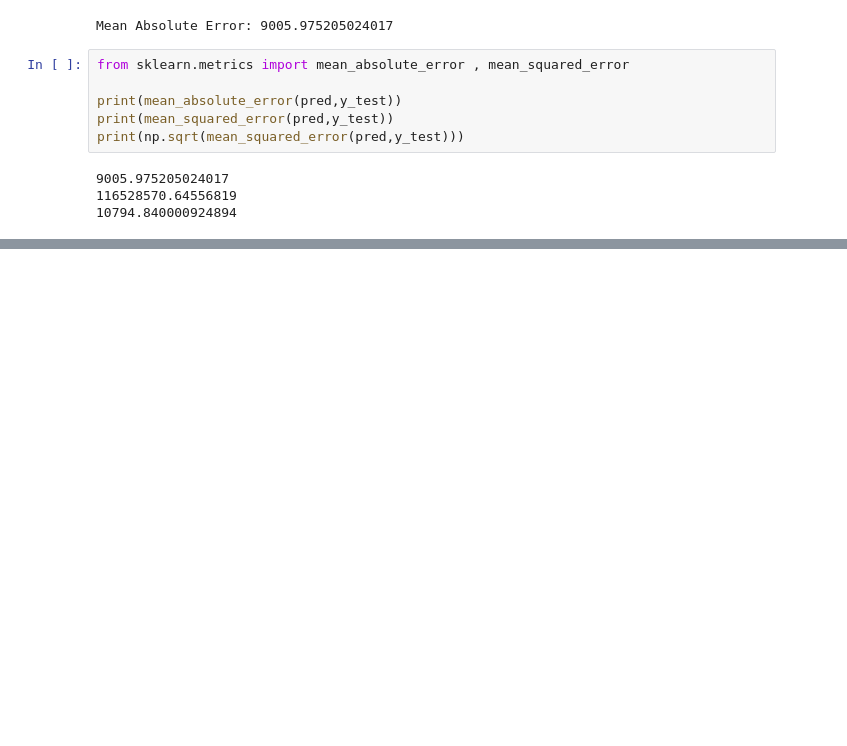
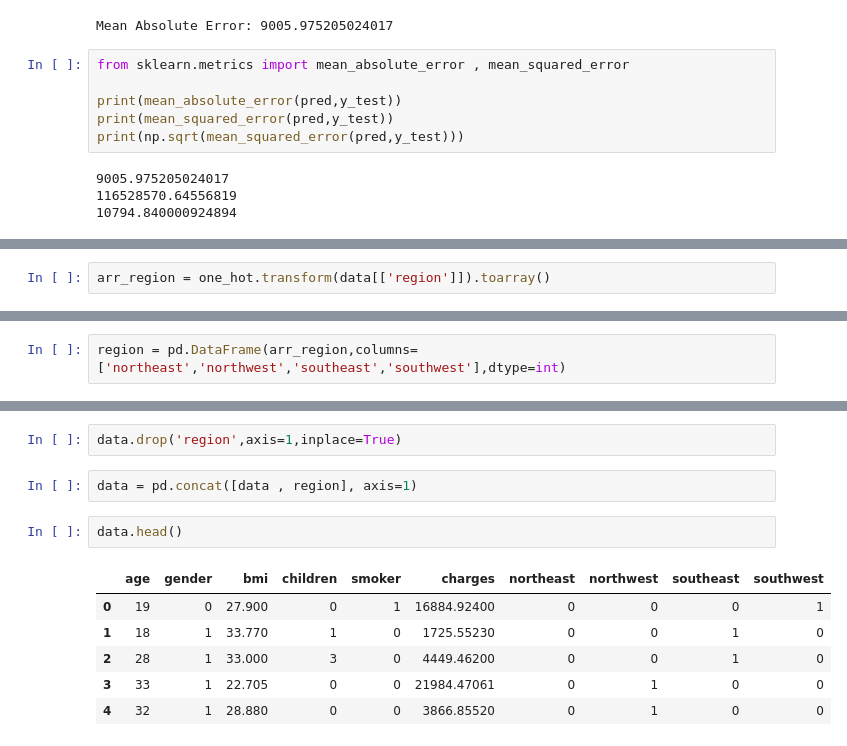
Before and after one commit to AnkitKhatawaliya/Data-Science-Projects, a Jupyter notebook: ML_Insurance.ipynb, the cells around one changed output, grey strips where cells are left out. Cells and saved outputs as stored; diff of their text form; blank space fills up the shorter version.

```diff
--- a/ML_Insurance.ipynb
+++ b/ML_Insurance.ipynb
@@ -93,0 +151,2 @@ print(np.sqrt(mean_squared_error(pred,y_test)))
+# %%
+arr_region = one_hot.transform(data[['region']]).toarray()
@@ -93,0 +155,2 @@ print(np.sqrt(mean_squared_error(pred,y_test)))
+# %%
+region = pd.DataFrame(arr_region,columns=['northeast','northwest','southeast','southwest'],dtype=int)
@@ -93,0 +166,13 @@ print(np.sqrt(mean_squared_error(pred,y_test)))
+# %%
+data.drop('region',axis=1,inplace=True)
+# %%
+data = pd.concat([data , region], axis=1)
+# %%
+data.head()
+# %% [output]
+|  | age | gender | bmi | children | smoker | charges | northeast | northwest | southeast | southwest |
+| 0 | 19 | 0 | 27.900 | 0 | 1 | 16884.92400 | 0 | 0 | 0 | 1 |
+| 1 | 18 | 1 | 33.770 | 1 | 0 | 1725.55230 | 0 | 0 | 1 | 0 |
+| 2 | 28 | 1 | 33.000 | 3 | 0 | 4449.46200 | 0 | 0 | 1 | 0 |
+| 3 | 33 | 1 | 22.705 | 0 | 0 | 21984.47061 | 0 | 1 | 0 | 0 |
+| 4 | 32 | 1 | 28.880 | 0 | 0 | 3866.85520 | 0 | 1 | 0 | 0 |
```
Also changed, not shown: parts of 14 cells of this notebook.
